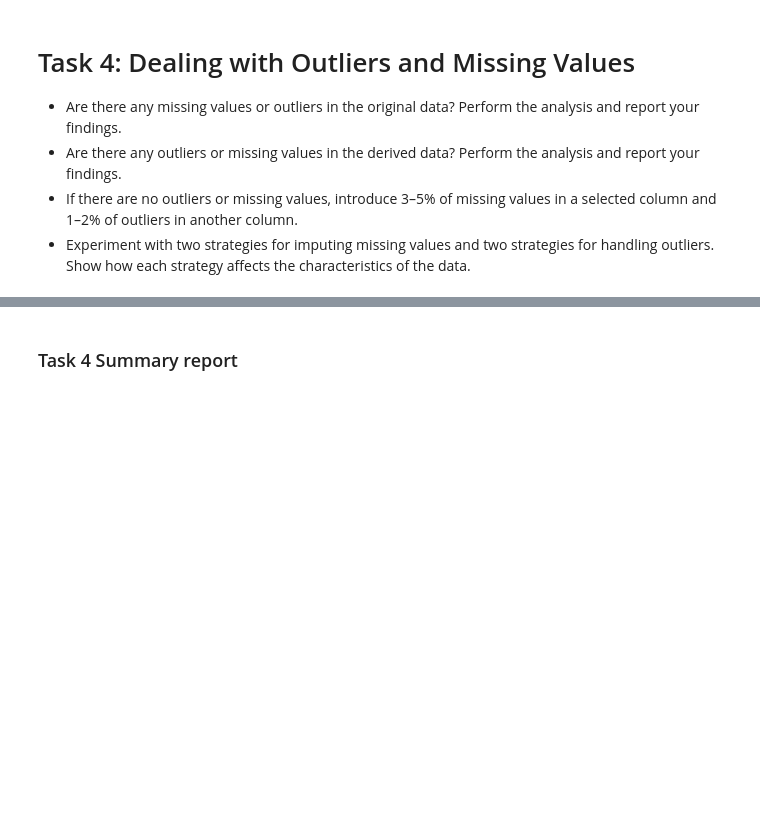
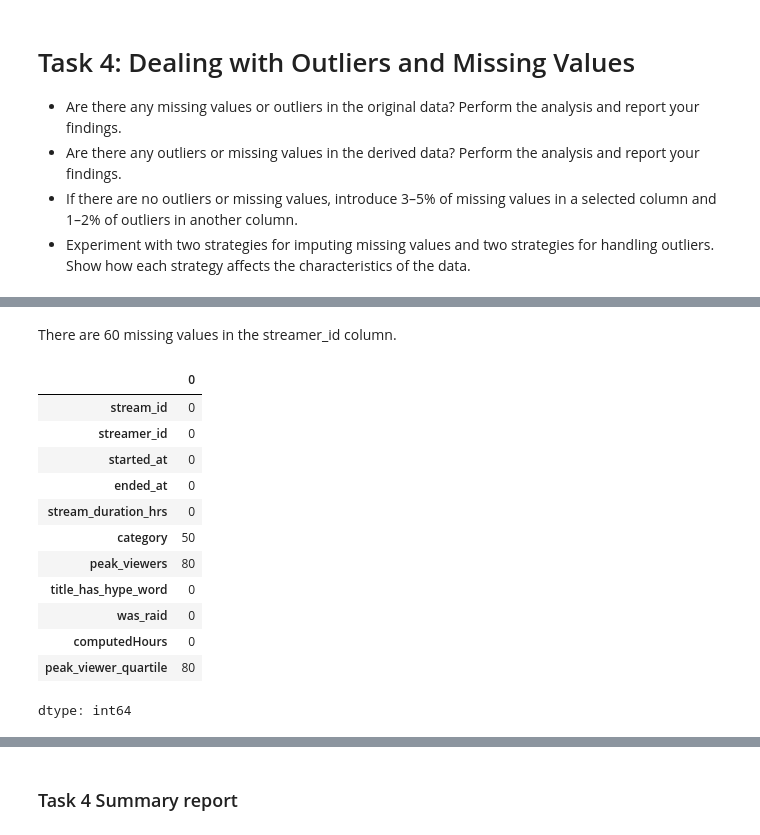
Before and after one commit to zlwym/Assignment01_IAT461, a Jupyter notebook: IAT461-Assignment01-Scaffold.ipynb, the cells around one changed output, grey strips where cells are left out. Drawn from its saved outputs; the diff is of its cells as text; code cells hidden in the pictures; blank space fills up the shorter version.

```diff
--- a/IAT461-Assignment01-Scaffold.ipynb
+++ b/IAT461-Assignment01-Scaffold.ipynb
@@ -1276,0 +1296,19 @@ summarize your findings here.
+# %% [markdown]
+There are 60 missing values in the streamer_id column.
+# %%
+#Checking null values for streams
+streams.isnull().sum()
+# %% [output]
+|  | 0 |
+| stream_id | 0 |
+| streamer_id | 0 |
+| started_at | 0 |
+| ended_at | 0 |
+| stream_duration_hrs | 0 |
+| category | 50 |
+| peak_viewers | 80 |
+| title_has_hype_word | 0 |
+| was_raid | 0 |
+| computedHours | 0 |
+| peak_viewer_quartile | 80 |
+dtype: int64
```
Also changed, not shown: parts of 15 cells of this notebook.
